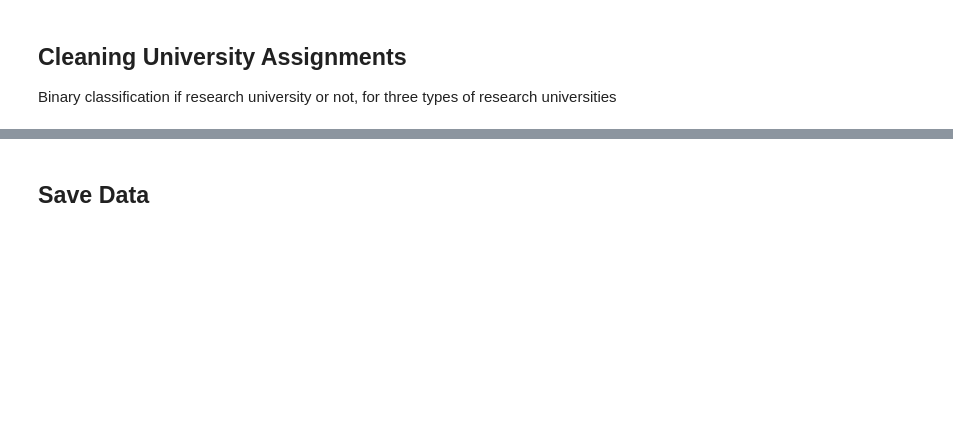
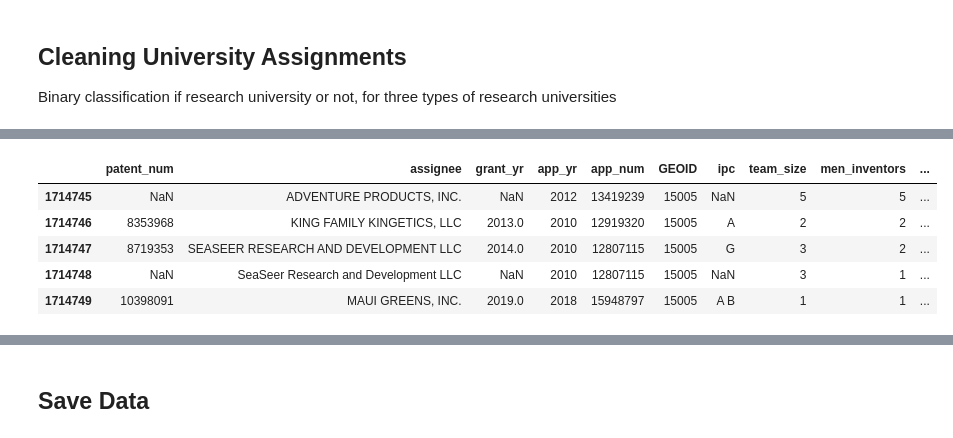
Before and after one commit to mhk9c/patents22, a Jupyter notebook: clean_merged.ipynb, the cells around one changed output, grey strips where cells are left out. Drawn from its saved outputs; the diff is of its cells as text; code cells hidden in the pictures; blank space fills up the shorter version.

```diff
--- a/clean_merged.ipynb
+++ b/clean_merged.ipynb
@@ -139,3 +141,14 @@ Name: already_granted, Length: 1715757, dtype: int64
+# %%
+# patents_full[['GEOID', 'app_yr', 'Pop_Est' ,'Population_Estimate', 'Total_employment', 'pop_gt_16_lf']]
+# patents_full['diff'] = patents_full['Pop_Est'] - patents_full['Population_Estimate']
+patents_full.sort_values(by = 'diff', ascending = False).tail(5)
+# %% [output]
+|  | patent_num | assignee | grant_yr | app_yr | app_num | GEOID | ipc | team_size | men_inventors | ... |
+| 1714745 | NaN | ADVENTURE PRODUCTS, INC. | NaN | 2012 | 13419239 | 15005 | NaN | 5 | 5 | ... |
+| 1714746 | 8353968 | KING FAMILY KINGETICS, LLC | 2013.0 | 2010 | 12919320 | 15005 | A | 2 | 2 | ... |
+| 1714747 | 8719353 | SEASEER RESEARCH AND DEVELOPMENT LLC | 2014.0 | 2010 | 12807115 | 15005 | G | 3 | 2 | ... |
+| 1714748 | NaN | SeaSeer Research and Development LLC | NaN | 2010 | 12807115 | 15005 | NaN | 3 | 1 | ... |
+| 1714749 | 10398091 | MAUI GREENS, INC. | 2019.0 | 2018 | 15948797 | 15005 | A B | 1 | 1 | ... |
 # %% [markdown]
 ## Data Dictionary
 
```
Also changed, not shown: parts of 17 cells of this notebook, 4 other files.
